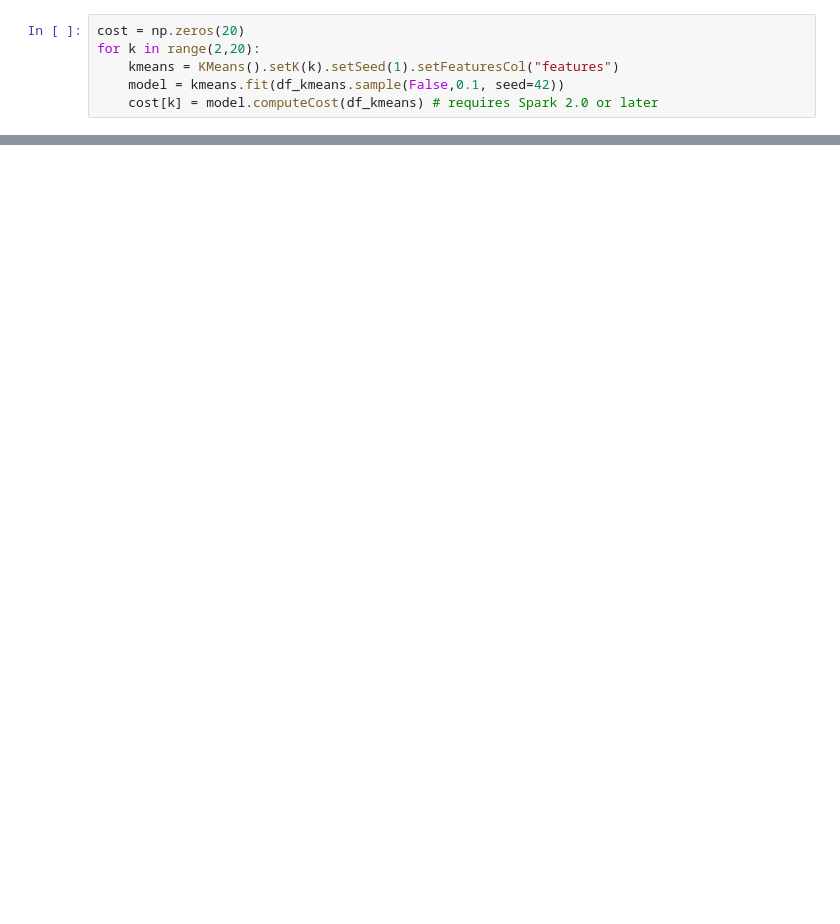
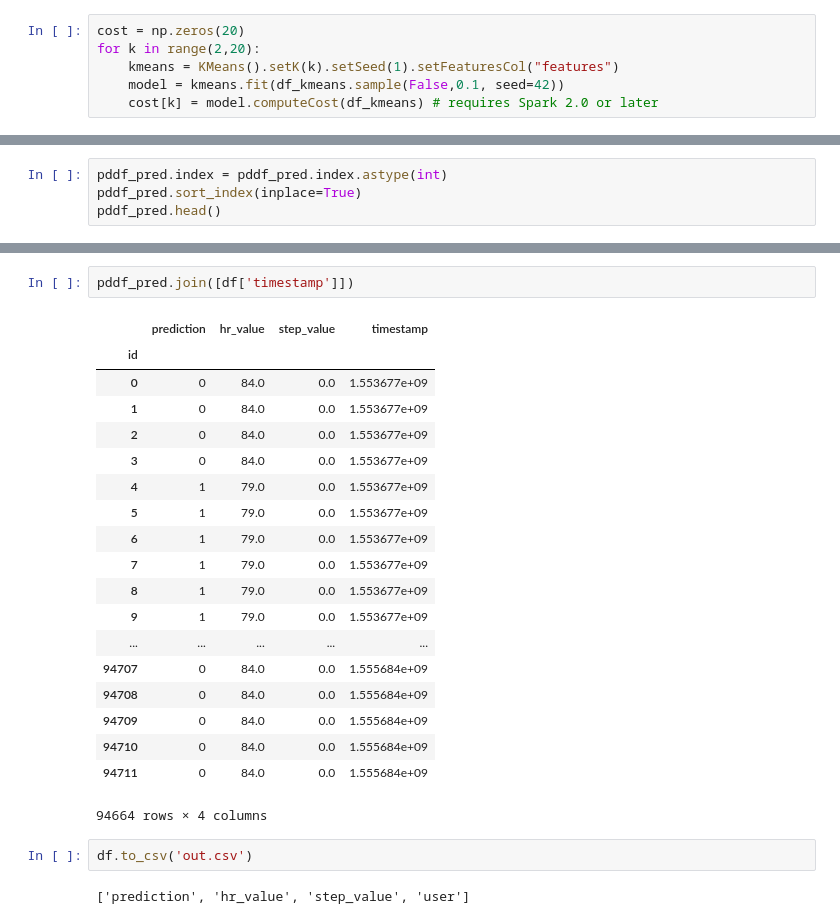
Before and after one commit to jameslee5656/2018Project-Tracker, a Jupyter notebook: predict/hadoop/2_implement.ipynb, the cells around one changed output, grey strips where cells are left out. Cells and saved outputs as stored; diff of their text form; blank space fills up the shorter version.

```diff
--- a/predict/hadoop/2_implement.ipynb
+++ b/predict/hadoop/2_implement.ipynb
@@ -349,0 +325,4 @@ error: [Errno 111] Connection refused
+# %%
+pddf_pred.index = pddf_pred.index.astype(int)
+pddf_pred.sort_index(inplace=True)
+pddf_pred.head()
@@ -349,0 +337,26 @@ error: [Errno 111] Connection refused
+# %%
+pddf_pred.join([df['timestamp']])
+# %% [output]
+|  | prediction | hr_value | step_value | timestamp |
+| id |  |  |  |  |
+| 0 | 0 | 84.0 | 0.0 | 1.553677e+09 |
+| 1 | 0 | 84.0 | 0.0 | 1.553677e+09 |
+| 2 | 0 | 84.0 | 0.0 | 1.553677e+09 |
+| 3 | 0 | 84.0 | 0.0 | 1.553677e+09 |
+| 4 | 1 | 79.0 | 0.0 | 1.553677e+09 |
+| 5 | 1 | 79.0 | 0.0 | 1.553677e+09 |
+| 6 | 1 | 79.0 | 0.0 | 1.553677e+09 |
+| 7 | 1 | 79.0 | 0.0 | 1.553677e+09 |
+| 8 | 1 | 79.0 | 0.0 | 1.553677e+09 |
+| 9 | 1 | 79.0 | 0.0 | 1.553677e+09 |
+| ... | ... | ... | ... | ... |
+| 94707 | 0 | 84.0 | 0.0 | 1.555684e+09 |
+| 94708 | 0 | 84.0 | 0.0 | 1.555684e+09 |
+| 94709 | 0 | 84.0 | 0.0 | 1.555684e+09 |
+| 94710 | 0 | 84.0 | 0.0 | 1.555684e+09 |
+| 94711 | 0 | 84.0 | 0.0 | 1.555684e+09 |
+94664 rows × 4 columns
+# %%
+df.to_csv('out.csv')
+# %% [output]
+['prediction', 'hr_value', 'step_value', 'user']
```
Also changed, not shown: parts of 23 cells of this notebook, 45 other files.
